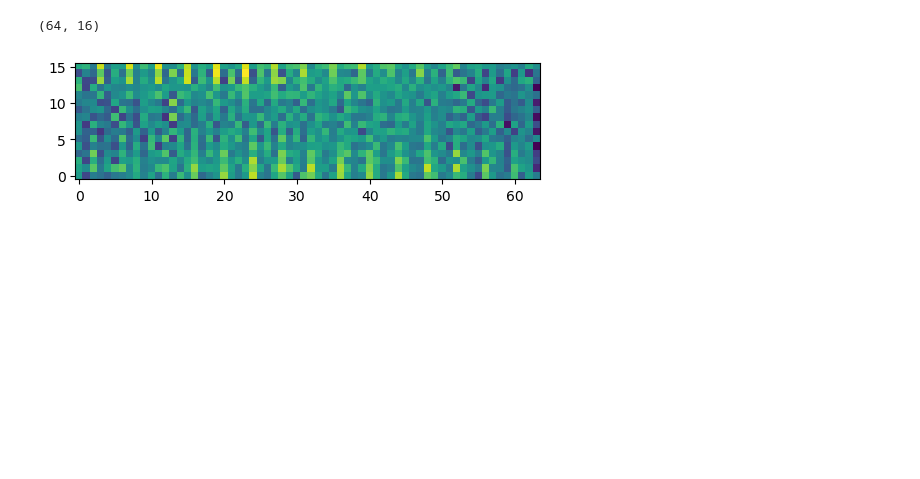
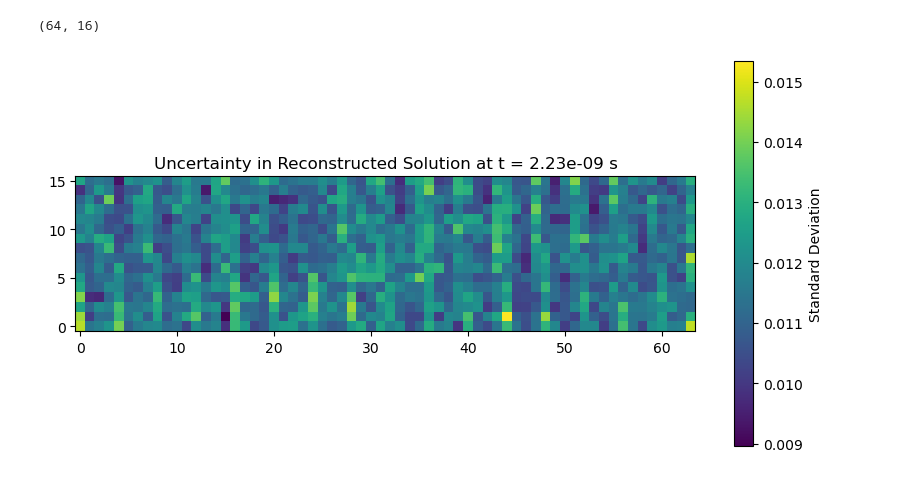
Before and after one commit to cmt-dtu-energy/dynamical-pde-diffusion, a Jupyter notebook: notebooks/03_llg_equation.ipynb, the cells around one changed output. Drawn from its saved outputs; the diff is of its cells as text; code cells hidden in the pictures; blank space fills up the shorter version.

Commit message:
evaluating model performance and plotting results

```diff
--- a/notebooks/03_llg_equation.ipynb
+++ b/notebooks/03_llg_equation.ipynb
@@ -160,9 +166,9 @@ sample_shape = (16, 6, 64, 16)
 
 generator = torch.Generator().manual_seed(0)
 
-interior_a = 1.0
+interior_a = 0.0
 interior_u = 0.0
-boundary_a = 1.0
+boundary_a = 0.0
 boundary_u = 0.0
 same_boundary = False
 boundary_obs_a = dpde.model_testing.random_boundary_mask(sample_shape[2], sample_shape[3], frac_obs=boundary_a)
@@ -305,13 +184,13 @@ def temp_llg_loss(u, dudt, dx, dy):
 # %%
-sampler = Sampler(
+sampler = dpde.sampling.JointSampler(
     net=edm,
     device=torch.device("cuda" if torch.cuda.is_available() else "cpu"),
     sample_shape=(64, 16),
     num_channels=6 if run_cfg.dataset.method == "joint" else 3,
     num_samples=16,
     ch_a=3 if run_cfg.dataset.method == "joint" else 0,
-    loss_fn=temp_llg_loss,
-    loss_kwargs={"dx": dx, "dy": dy},
+    loss_fn=dpde.sampling.pde_losses.llg_loss2,
+    loss_kwargs={},
     num_steps=50,
     sigma_min=0.002,
     sigma_max=80.0,
@@ -468,7 +203,7 @@ zeta_pde = 0.5
 
 num_steps = 50
 
-use_t_cond = False
+use_t_cond = True
 if use_t_cond:
     t_cond = torch.full((sample_shape[0], 1), t)
 
@@ -545,11 +279,15 @@ samples.shape
 # %%
-std_u = samples[:, ch_a:, ...].std(axis=(0, 1))
+std_u = samples[:, ch_a:, ...].std(axis=(0)).mean(axis=0)
 # %%
 std_u.shape
 # %% [output]
 (64, 16)
 # %%
-fig, ax = plt.subplots(figsize=(6, 5))
+fig, ax = plt.subplots(figsize=(10, 5))
 im = ax.imshow(std_u.T, cmap='viridis', origin='lower')
+cbar = fig.colorbar(im, ax=ax)
+cbar.set_label('Standard Deviation')
+ax.set_title('Uncertainty in Reconstructed Solution at t = {:.2e} s'.format(t))
+plt.show()
 # %% [output]
-[figure, old version]
+[figure, new version]
```
Also changed, not shown: parts of 11 cells of this notebook, 23 other files.
